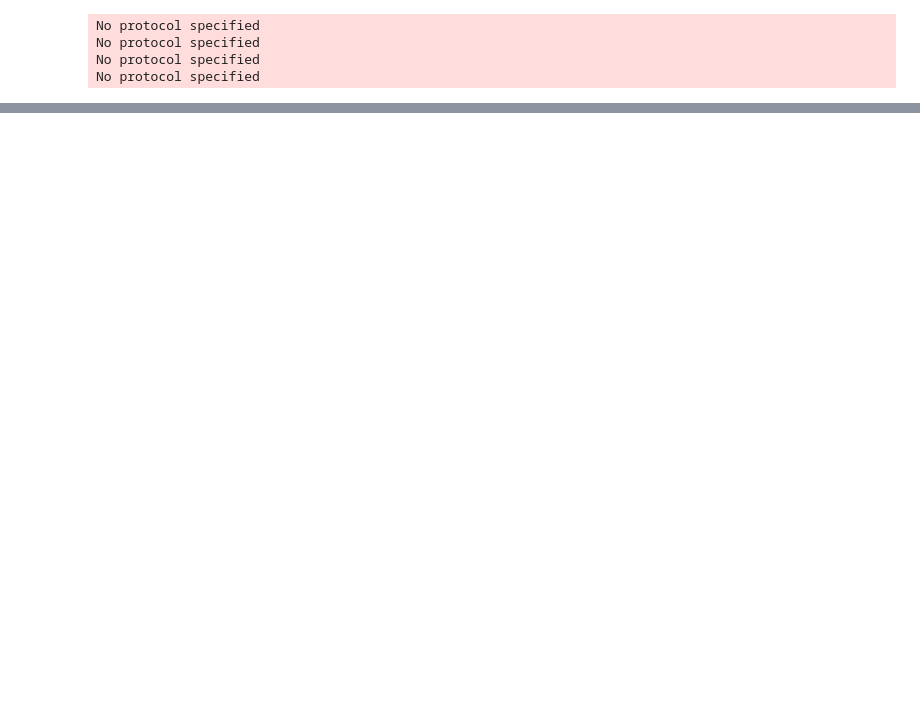
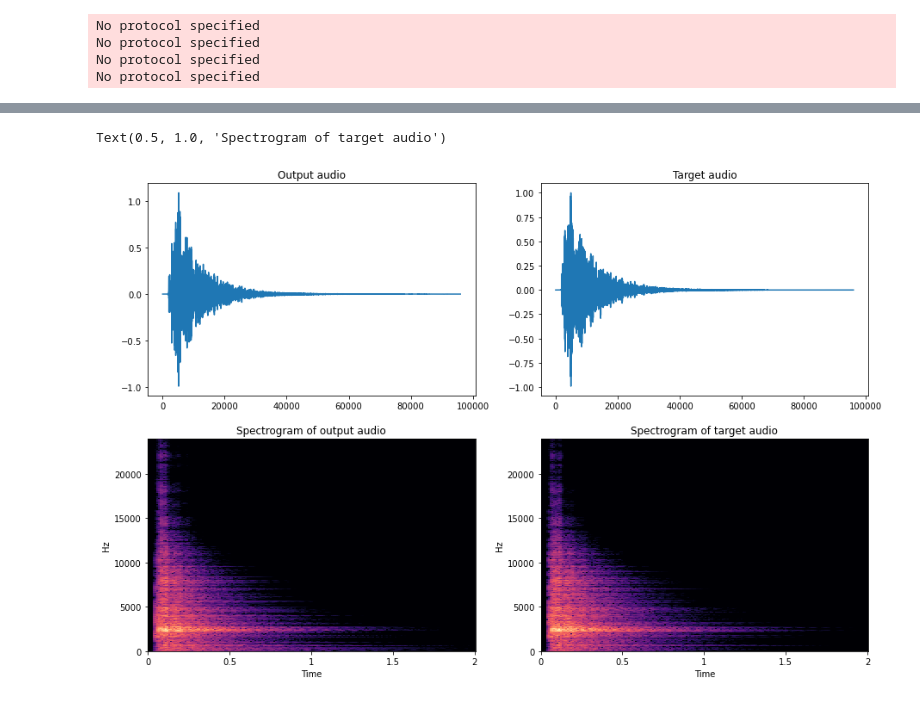
Before and after one commit to VoggLyster/ReverberatorEstimator, a Jupyter notebook: ReverberatorEstimator.ipynb, the cells around one changed output, grey strips where cells are left out. Cells and saved outputs as stored; diff of their text form; code cells hidden in the pictures; blank space fills up the shorter version.

```diff
--- a/ReverberatorEstimator.ipynb
+++ b/ReverberatorEstimator.ipynb
@@ -130,4 +148,22 @@ Trainable params: 2,259,166
 Non-trainable params: 34,114
 __________________________________________________________________________________________________
+# %%
+checkpoint_path = "checkpoints/cp.ckpt"
+checkpoint_dir = os.path.dirname(checkpoint_path)
+
+model_cp = tf.keras.callbacks.ModelCheckpoint(filepath=checkpoint_path,
+                             save_weights_only=True,
+                             monitor='loss',
+                             verbose=1,
+                             save_best_only=True,
+                             mode='min')
+
+reduce_lr = tf.keras.callbacks.ReduceLROnPlateau(monitor='loss',
+                                  factor=0.5,
+                                  patience=10,
+                                  cooldown=0,
+                                  verbose=1,
+                                  mode='auto',
+                                  min_lr=0.0000016)
 # %%
 # Restore from latest checkpoint
@@ -206,12 +240,19 @@ img = librosa.display.specshow(D, y_axis='linear', x_axis='time',
 # %%
 fig, ax = plt.subplots(nrows=2, ncols=2, figsize=(15,10))
 ax[0,0].plot(output_audio.numpy()[0])
+ax[0,0].set_title("Output audio")
 D = librosa.amplitude_to_db(np.abs(librosa.stft(output_audio.numpy()[0])), ref=np.max)
 img = librosa.display.specshow(D, y_axis='linear', x_axis='time',
                                sr=sample_rate, ax=ax[1,0])
+ax[1,0].set_title("Spectrogram of output audio")
 ax[0,1].plot(target_audio.numpy()[0])
+ax[0,1].set_title("Target audio")
 D = librosa.amplitude_to_db(np.abs(librosa.stft(target_audio.numpy()[0])), ref=np.max)
 img = librosa.display.specshow(D, y_axis='linear', x_axis='time',
                                sr=sample_rate, ax=ax[1,1])
+ax[1,1].set_title("Spectrogram of target audio")
+# %% [output]
+Text(0.5, 1.0, 'Spectrogram of target audio')
+[figure, added]
 # %%
 IPython.display.Audio(output_audio, rate=sample_rate, autoplay=True)
```
Also changed, not shown: parts of 19 cells of this notebook, 7 other files.
